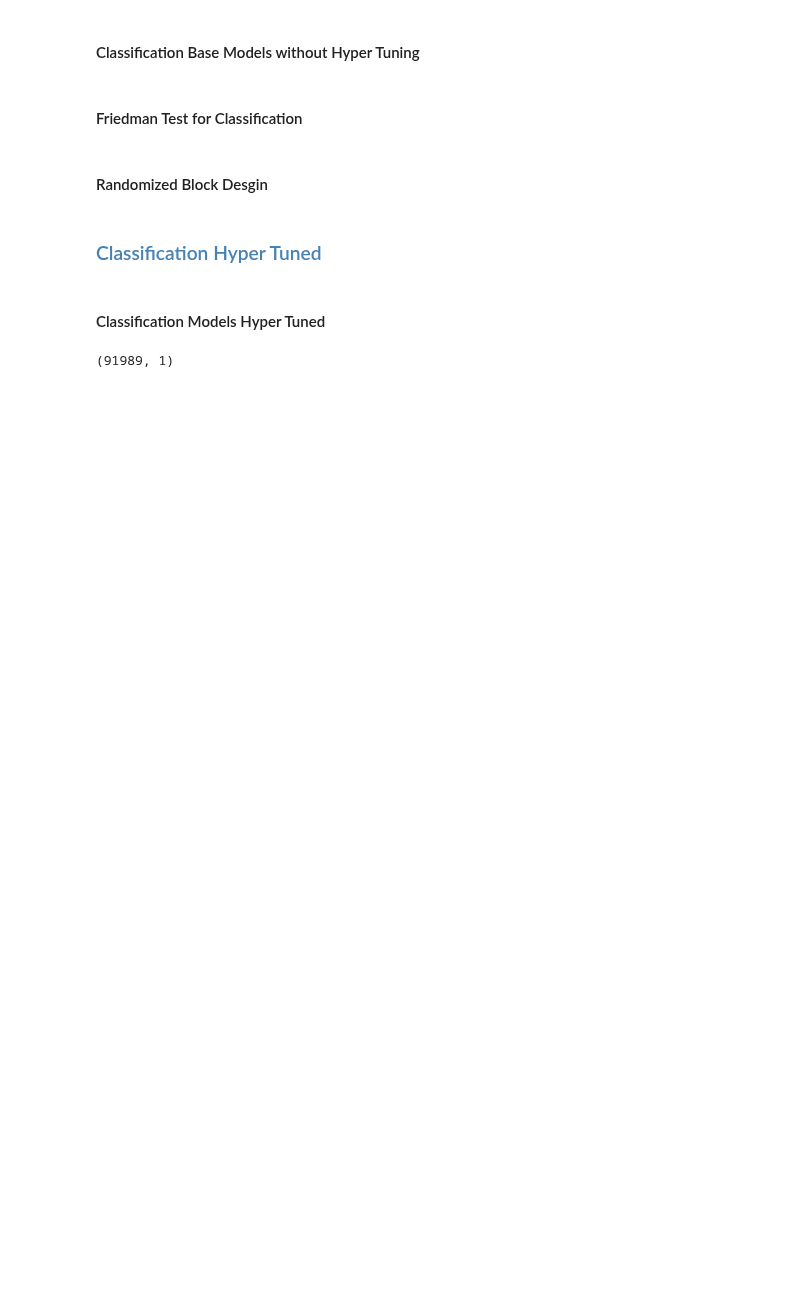
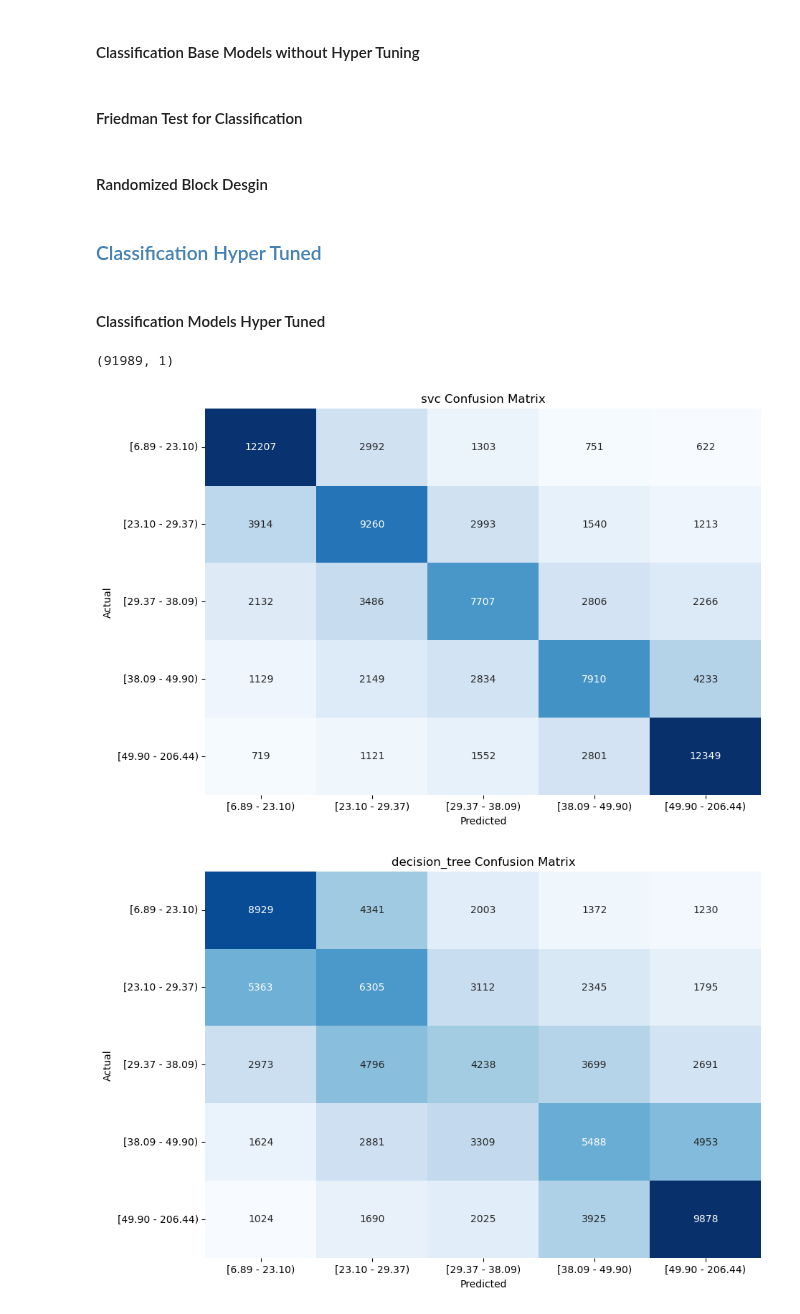
Before and after one commit to harpkang/CIND820_CAPSTONE, a Jupyter notebook: Code/kang_harpreet_code_cind820.ipynb, the cells around one changed output. Saved outputs shown, nothing was run; the diff lists cells and outputs as text; code cells hidden in the pictures; blank space fills up the shorter version.

```diff
--- a/Code/kang_harpreet_code_cind820.ipynb
+++ b/Code/kang_harpreet_code_cind820.ipynb
@@ -1268,7 +1266,7 @@ scores = []
 #creating an empty list to store the scores
 times = []
 
-X_train, X_test, y_train, y_test = train_test_split(features, label, test_size=0.80, random_state=42)
+#X_train, X_test, y_train, y_test = train_test_split(features, label, test_size=0.80, random_state=42)
 
 pd.set_option('display.max_colwidth', None)
 
@@ -1282,7 +1280,7 @@ for model_name, model in models.items():
     grid_search = RandomizedSearchCV(pipeline, param_distributions=param_grids[model_name], n_iter=5, cv=kf, random_state=42, scoring='neg_root_mean_squared_error',n_jobs=-1)
     start_time = time.time()
 
-    grid_result = grid_search.fit(X_train, y_train)
+    grid_result = grid_search.fit(features, label)
     end_time = time.time()
 
     elapsed_time = end_time - start_time
@@ -1476,6 +1474,8 @@ print(classified_labels.shape)
 # %% [output]
 (91989, 1)
 # %%
+classes = ["[6.89 - 23.10)","[23.10 - 29.37)","[29.37 - 38.09)","[38.09 - 49.90)","[49.90 - 206.44)"]
+
 preprocessor=ColumnTransformer(
     transformers=[
         ('num', MinMaxScaler(), list(continuous_features.columns)),
@@ -1546,52 +1546,68 @@ scores = []
 #creating an empty list to store the scores
 times = []
 
-X_train, X_test, y_train, y_test = train_test_split(features, classified_labels, test_size=0.60, random_state=42)
+#X_train, X_test, y_train, y_test = train_test_split(features, classified_labels, test_size=0.60, random_state=42)
 
 pd.set_option('display.max_colwidth', None)
 
 for model_name, model in models.items():
     pipeline_classifier = Pipeline(steps=[
         ('preprocessor', preprocessor),
         ('model', model)
     ])
 
     grid_search = RandomizedSearchCV(pipeline_classifier, param_distributions=param_grids[model_name], n_iter=5, cv=kf, random_state=42, n_jobs=-1)
     start_time = time.time()
-    grid_result = grid_search.fit(X_train, y_train.ravel())
+    grid_result = grid_search.fit(features, classified_labels.ravel())
     end_time = time.time()
 
     elapsed_time = end_time - start_time
+
+    # Predict on the same data used for fitting
+    y_pred = cross_val_predict(grid_result.best_estimator_, features, classified_labels.ravel(), cv=kf)
+
+    # Generate confusion matrix
+    model_confusion_matrix = confusion_matrix(classified_labels, y_pred)
+
+    # Plot confusion matrix
+    plt.figure(figsize=(10, 7))
+    sns.heatmap(model_confusion_matrix, annot=True, cmap='Blues', xticklabels=classes, yticklabels=classes, fmt='d', cbar=False)
+    plt.title(f'{model_name} Confusion Matrix')
+    plt.xlabel('Predicted')
+    plt.ylabel('Actual')
+    plt.show()
+
+    # Calculate metrics
+    accuracy = accuracy_score(classified_labels, y_pred)
+    recall = recall_score(classified_labels, y_pred, average='weighted')
+    precision = precision_score(classified_labels, y_pred, average='weighted')
+    f1 = f1_score(classified_labels, y_pred, average='weighted')
 
     scores.append({
         'model': model_name,
         'best_score': grid_result.best_score_,
         'best_params': grid_result.best_params_,
-        'mean_test_score': grid_result.cv_results_['mean_test_score']
+        #'cv_results': grid_result.cv_results_
+        'mean_test_score': grid_result.cv_results_['mean_test_score'],
+        'accuracy': accuracy,
+        'recall': recall,
+        'precision': precision,
+        'f1_score': f1
     })
 
     times.append({
         'model': model_name,
         'time': elapsed_time
     })
 
 #Running the randomized search for each model
 
-    '''
-    #Confusion Matrix Code below
-    model_confusion_matrix=confusion_matrix(y_test,predictions)
-    sns.heatmap(model_confusion_matrix, annot=True, cmap='Blues', xticklabels=classes, yticklabels=classes, fmt='d',cbar=False)
-
-    #Creating a heatmap of the confusion matrix for the knn model.
-    plt.title(str(model)+' Confusion Matrix')
-    plt.xlabel('Predicted')
-    plt.ylabel('Actual')
-    plt.show()
-    '''
-
-scores_df = pd.DataFrame(scores, columns=['model', 'best_score', 'best_params','mean_test_score'])
+scores_df = pd.DataFrame(scores, columns=['model', 'best_score', 'best_params','mean_test_score', 'accuracy', 'recall', 'precision', 'f1_score'])
 # Creating a datafreame for all the scores
 times_df = pd.DataFrame(times, columns=['model', 'time'])
 print(scores_df)
 print(times_df)
 scores_df.to_excel(r'Classification_Hypertuned.xlsx', index=False)
+# %% [output]
+[figure, added]
+[figure, added]
```
Also changed, not shown: parts of 2 cells of this notebook, 15 other files.
